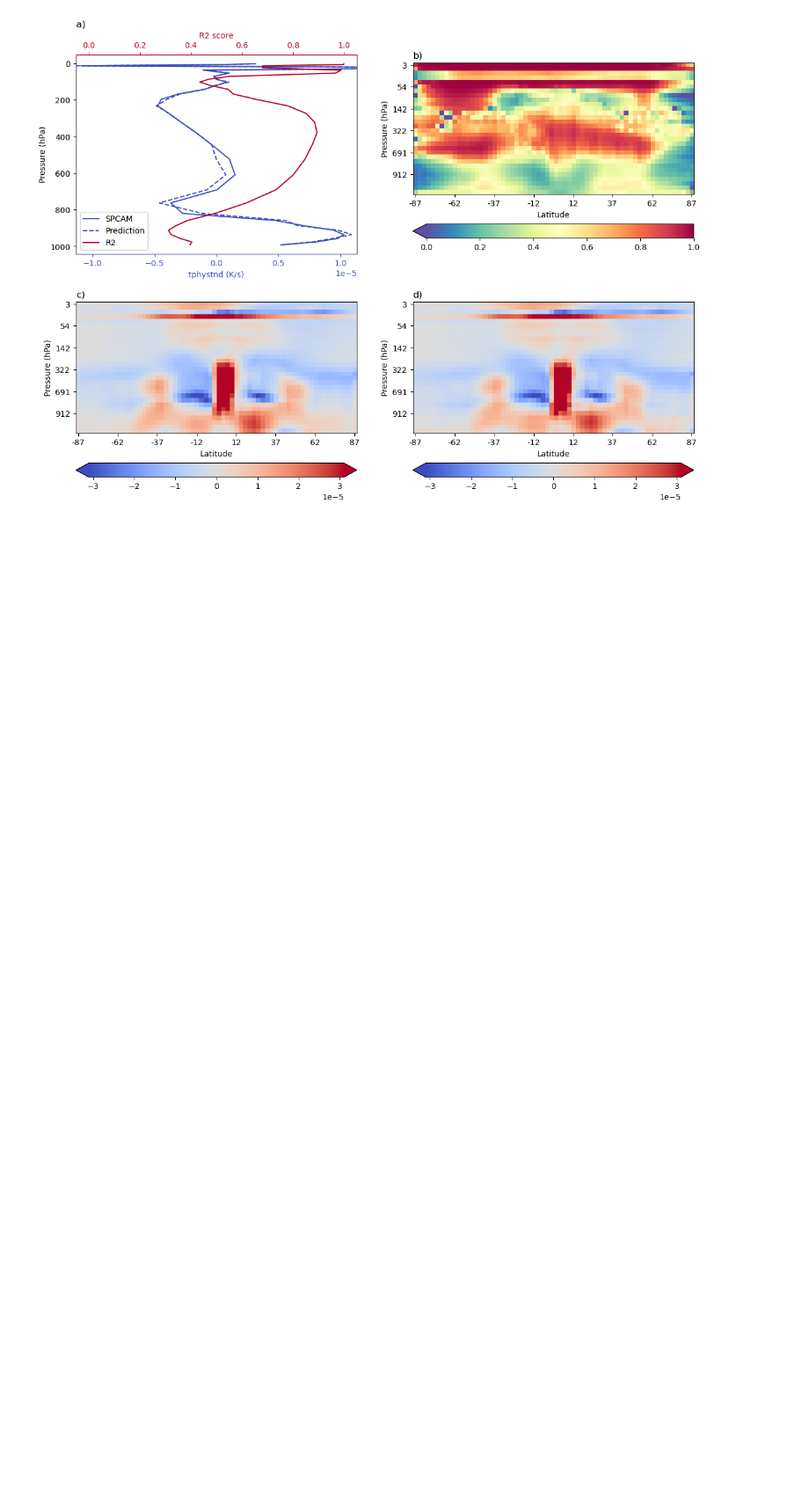
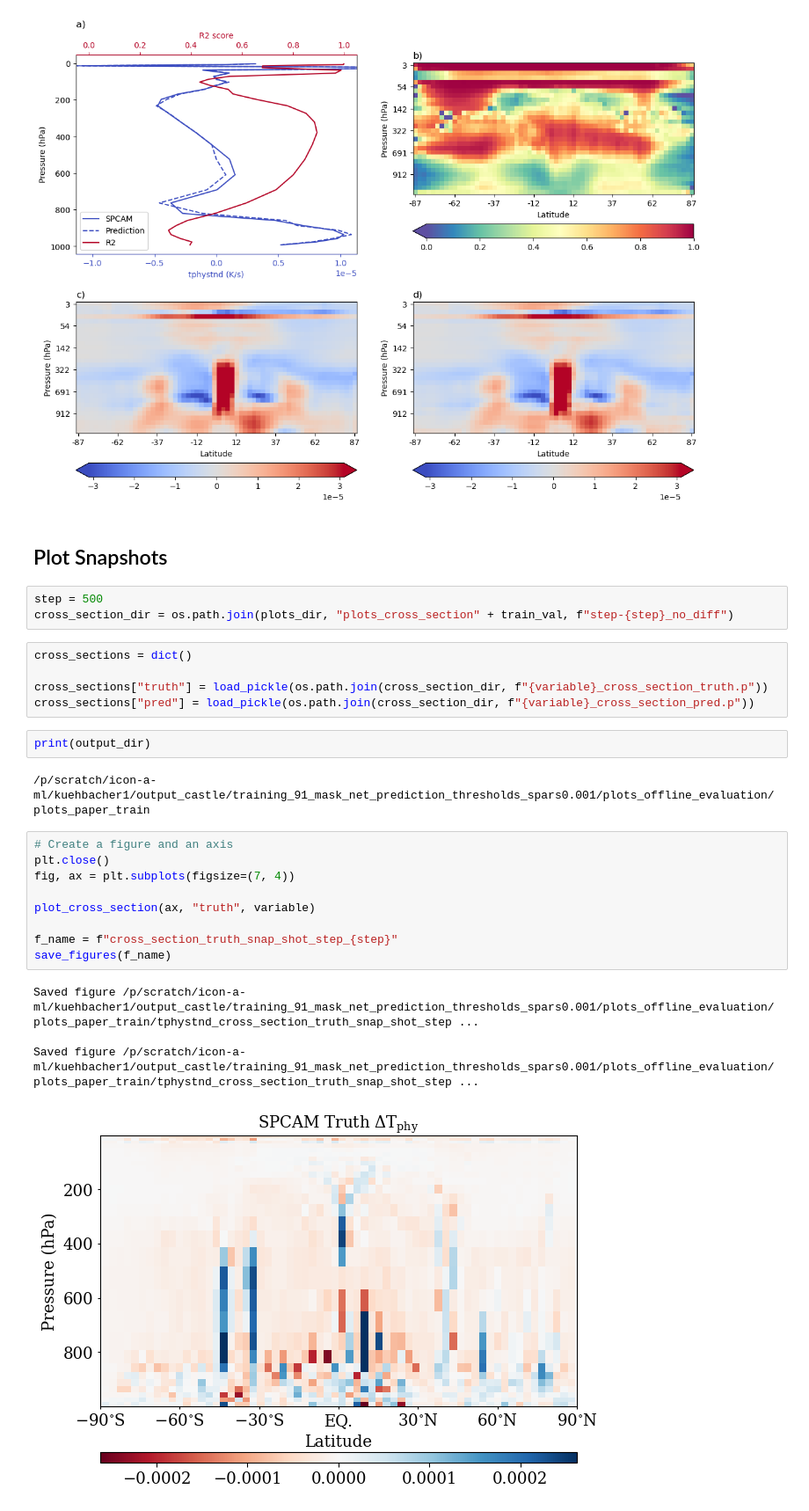
Before and after one commit to EyringMLClimateGroup/kuehbacher24ICMLA_PCMasking, a Jupyter notebook: notebooks_castle_offline_evaluation/plots_paper_r2_profile_cross_section.ipynb, the cells around one changed output. Shown: that part at 88% size. Cells and saved outputs as stored; diff of their text form; blank space fills up the shorter version.

```diff
--- a/notebooks_castle_offline_evaluation/plots_paper_r2_profile_cross_section.ipynb
+++ b/notebooks_castle_offline_evaluation/plots_paper_r2_profile_cross_section.ipynb
@@ -413,3 +456,31 @@ axs[1, 1].set_title("d)", fontsize="large", loc="left")
 plt.show()
 # %% [output]
 [figure]
+# %% [markdown]
+## Plot Snapshots
+# %%
+step = 500
+cross_section_dir = os.path.join(plots_dir, "plots_cross_section" + train_val, f"step-{step}_no_diff")
+# %%
+cross_sections = dict()
+
+cross_sections["truth"] = load_pickle(os.path.join(cross_section_dir, f"{variable}_cross_section_truth.p"))
+cross_sections["pred"] = load_pickle(os.path.join(cross_section_dir, f"{variable}_cross_section_pred.p"))
+# %%
+print(output_dir)
+# %% [output]
+/p/scratch/icon-a-ml/kuehbacher1/output_castle/training_91_mask_net_prediction_thresholds_spars0.001/plots_offline_evaluation/plots_paper_train
+# %%
+# Create a figure and an axis
+plt.close()
+fig, ax = plt.subplots(figsize=(7, 4))
+
+plot_cross_section(ax, "truth", variable)
+
+f_name = f"cross_section_truth_snap_shot_step_{step}"
+save_figures(f_name)
+# %% [output]
+Saved figure /p/scratch/icon-a-ml/kuehbacher1/output_castle/training_91_mask_net_prediction_thresholds_spars0.001/plots_offline_evaluation/plots_paper_train/tphystnd_cross_section_truth_snap_shot_step ...
+
+Saved figure /p/scratch/icon-a-ml/kuehbacher1/output_castle/training_91_mask_net_prediction_thresholds_spars0.001/plots_offline_evaluation/plots_paper_train/tphystnd_cross_section_truth_snap_shot_step ...
+[figure, added]
```
Also changed, not shown: parts of 35 cells of this notebook, 4 other files.
